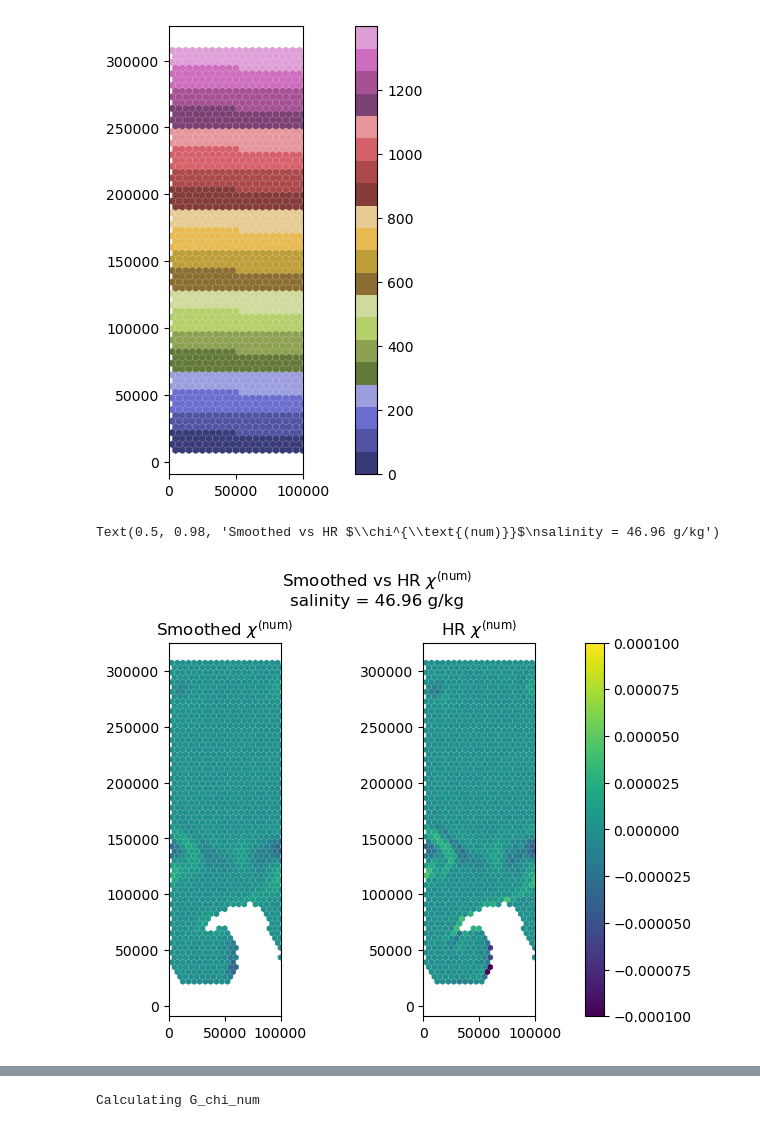
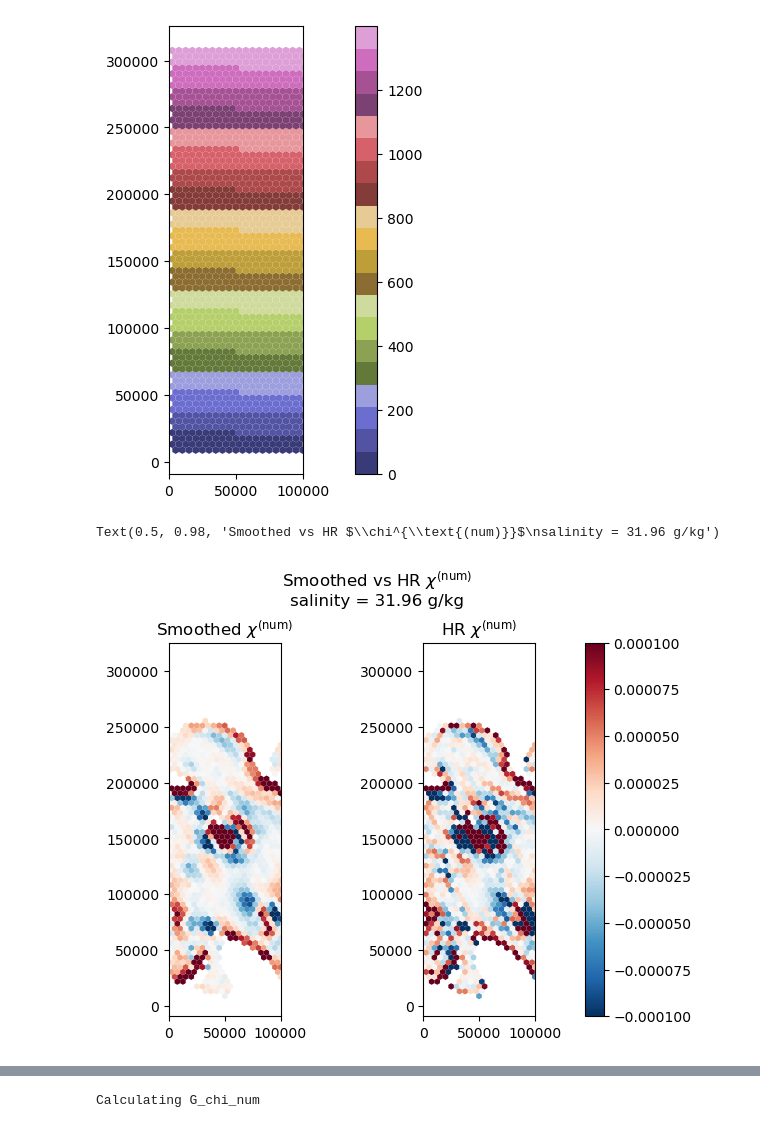
Before and after one commit to kailauyeda/WMT_DVD, a Jupyter notebook: bichan/analysis/spatial_smoothing.ipynb, the cells around one changed output, grey strips where cells are left out. Drawn from its saved outputs; the diff is of its cells as text; code cells hidden in the pictures.

Commit message:
Change colorbar of smoothed chi calculation
- Still haven't figured out what the problem is with the salinity
  surfaces...

```diff
--- a/bichan/analysis/spatial_smoothing.ipynb
+++ b/bichan/analysis/spatial_smoothing.ipynb
@@ -293,32 +293,33 @@ avg_chi = avg_chi_raw.where(chiSpurSaltBR08_dA_salinity.chiSpurSaltBR08_dA_salin
 # %%
 # compare the smoothed vs unsmoothed plots
 # on salinity surfaces
 chi_num_salinity = grid.transform((avg_ds_output.chiSpurSaltBR08),
                                    'Z',
                                    target_coords_P1,
                                    method = 'conservative',
                                    target_data = avg_ds_output.salinity_P1)
 HR_chi = chi_num_salinity.to_dataset(name = 'chi_num_salinity').rename({'salinity_P1' : 'salinity'})
 
 # visualize the mesh
 fig,ax = plt.subplots(nrows=1, ncols =2, constrained_layout=True)
-salinity_idx = 35
+salinity_idx = 20
+time_idx = 144
 vmax_val = 1e-4
 vmin_val = -vmax_val
 
-a = mosaic.polypcolor(ax[0], descriptor, avg_chi.isel(Time=-1,salinity= salinity_idx),vmin= vmin_val, vmax = vmax_val)
-b = mosaic.polypcolor(ax[1], descriptor, HR_chi.chi_num_salinity.isel(Time=-1, salinity = salinity_idx),vmin= vmin_val, vmax = vmax_val)
+a = mosaic.polypcolor(ax[0], descriptor, avg_chi.isel(Time=time_idx,salinity= salinity_idx),vmin= vmin_val, vmax = vmax_val, cmap = 'RdBu_r')
+b = mosaic.polypcolor(ax[1], descriptor, HR_chi.chi_num_salinity.isel(Time=time_idx, salinity = salinity_idx),vmin= vmin_val, vmax = vmax_val, cmap = 'RdBu_r')
 ax[0].set_aspect(1.0)
 ax[1].set_aspect(1.0)
 
 ax[0].set_title(r'Smoothed $\chi^{\text{(num)}}$')
 ax[1].set_title(r'HR $\chi^{\text{(num)}}$')
 
 fig.colorbar(a, ax=ax)
 fig.suptitle(r'Smoothed vs HR $\chi^{\text{(num)}}$' + '\n' + f'salinity = {np.round(avg_chi.salinity[salinity_idx].values, 2)} g/kg')
 # %% [output]
-Text(0.5, 0.98, 'Smoothed vs HR $\\chi^{\\text{(num)}}$\nsalinity = 46.96 g/kg')
+Text(0.5, 0.98, 'Smoothed vs HR $\\chi^{\\text{(num)}}$\nsalinity = 31.96 g/kg')
-[figure, old version]
+[figure, new version]
 # %%
 fig,ax = plt.subplots(nrows=1, ncols =2, constrained_layout=True)
 
```
Also changed, not shown: parts of 1 cell of this notebook.
